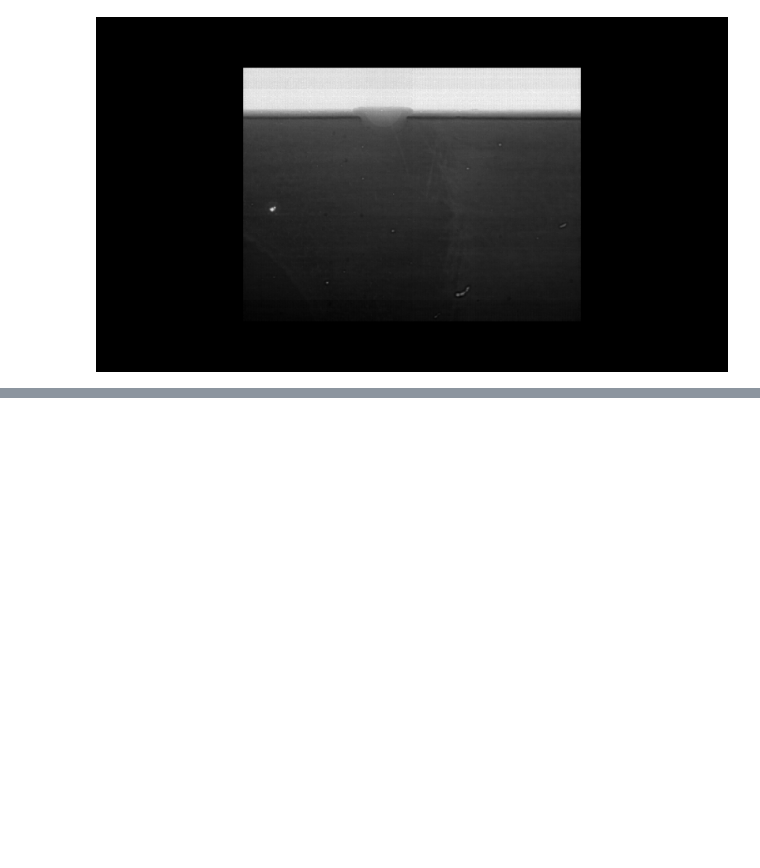
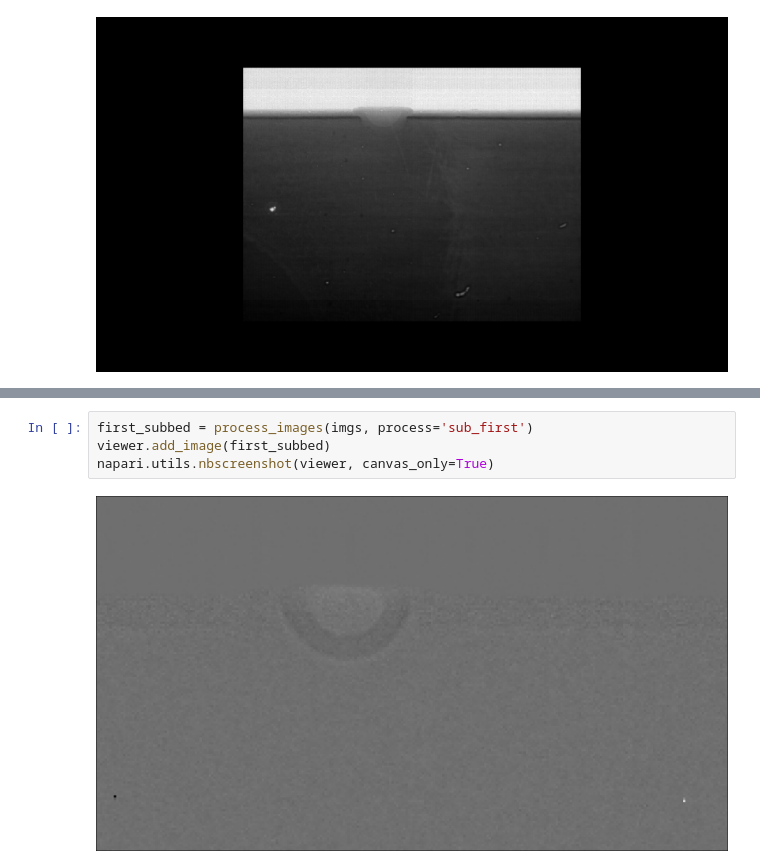
Before and after one commit to CANFSA/manual-feature-tracking, a Jupyter notebook: manual-tracking-and-saving.ipynb, the cells around one changed output, grey strips where cells are left out. Cells and saved outputs as stored; diff of their text form; blank space fills up the shorter version.

```diff
--- a/manual-tracking-and-saving.ipynb
+++ b/manual-tracking-and-saving.ipynb
@@ -39,0 +77,6 @@ Image numbers: [220 221 222 223 224 225 226 227 228 229 230]
+# %%
+first_subbed = process_images(imgs, process='sub_first')
+viewer.add_image(first_subbed)
+napari.utils.nbscreenshot(viewer, canvas_only=True)
+# %% [output]
+[figure, added]
```
Also changed, not shown: parts of 5 cells of this notebook.
